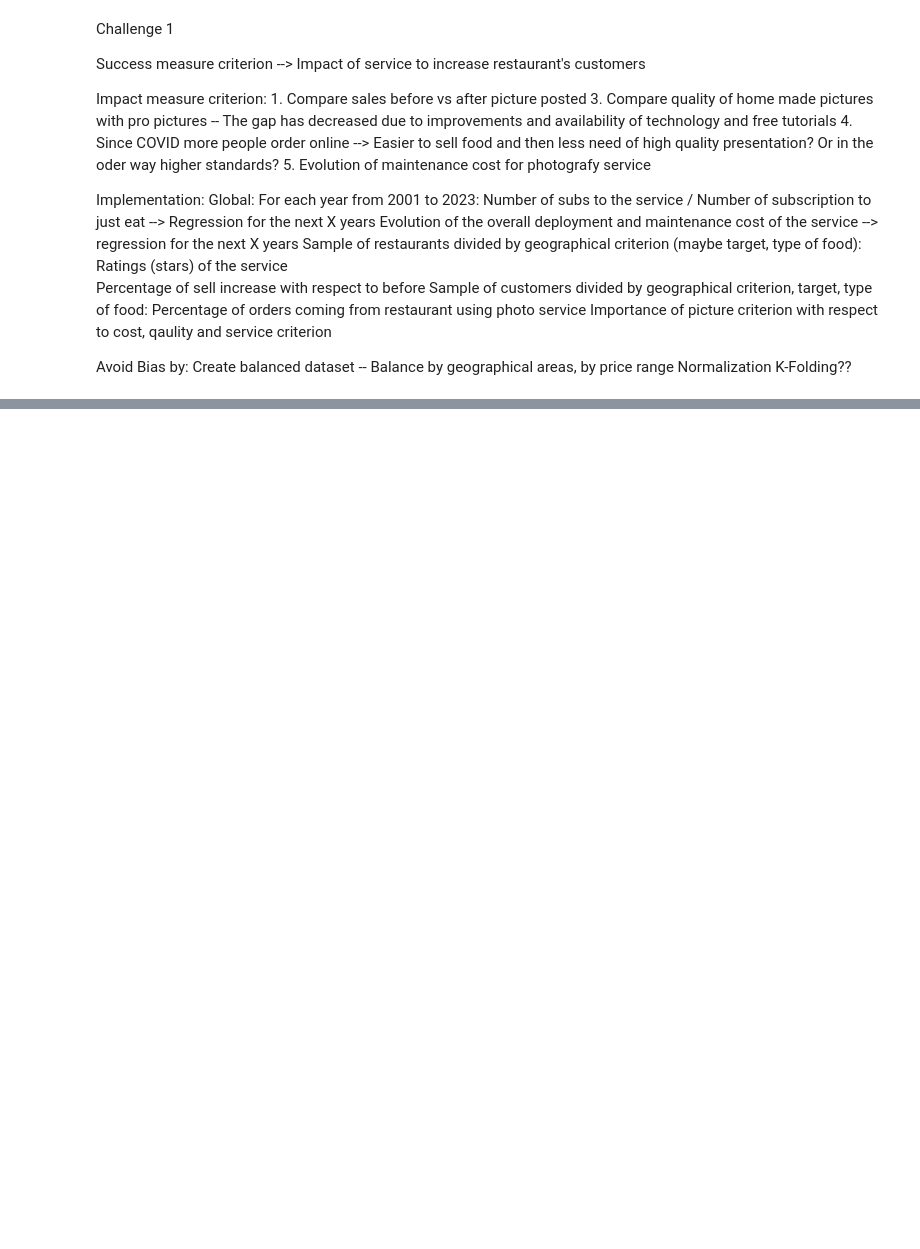
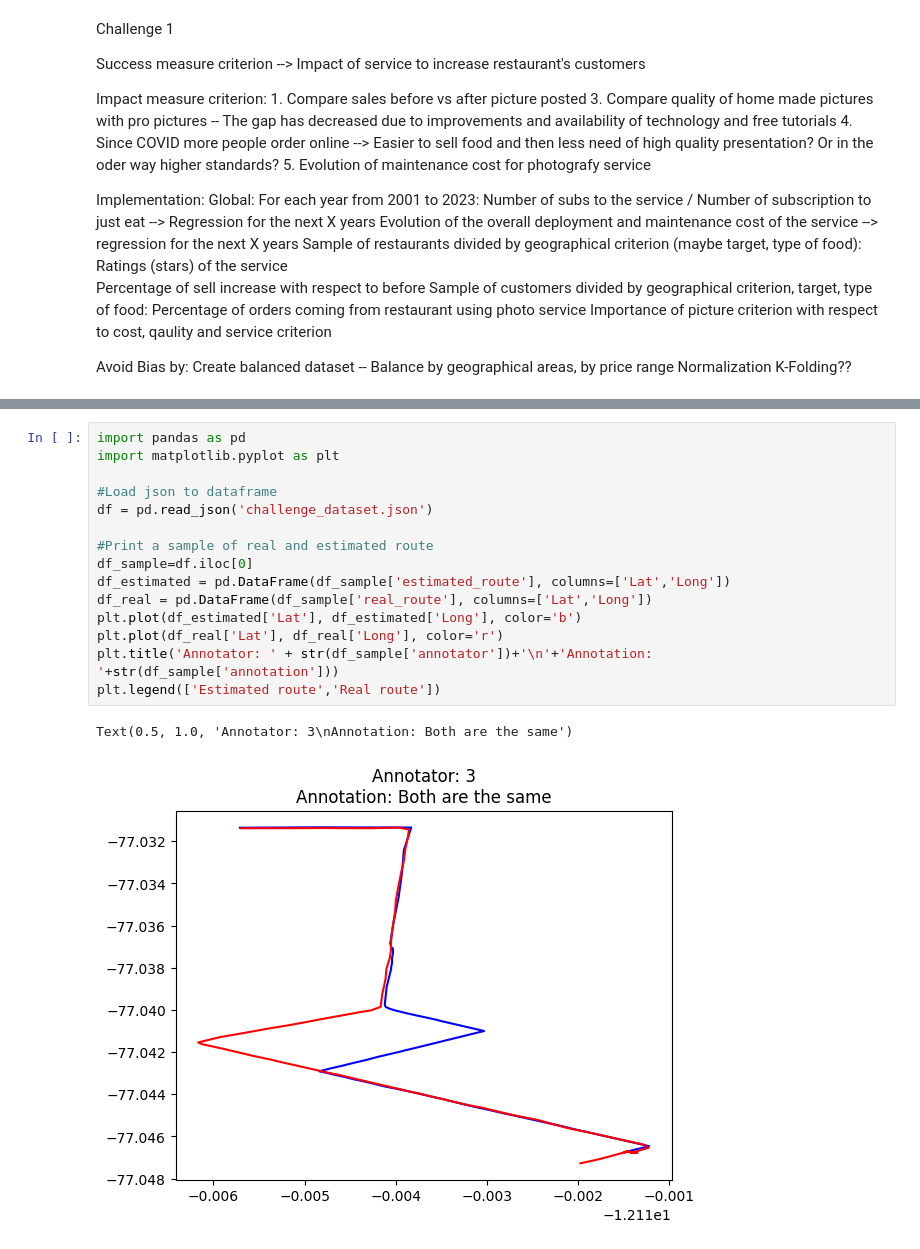
Before and after one commit to lorenzoooooo/cabify, a Jupyter notebook: Challenge.ipynb, the cells around one changed output, grey strips where cells are left out. Saved outputs shown, nothing was run; the diff lists cells and outputs as text; blank space fills up the shorter version.

Commit message:
feature: Plot dataset sample

```diff
--- a/Challenge.ipynb
+++ b/Challenge.ipynb
@@ -26,0 +39,18 @@ Avoid Bias by:
+# %%
+import pandas as pd
+import matplotlib.pyplot as plt
+
+#Load json to dataframe
+df = pd.read_json('challenge_dataset.json')
+
+#Print a sample of real and estimated route
+df_sample=df.iloc[0]
+df_estimated = pd.DataFrame(df_sample['estimated_route'], columns=['Lat','Long'])
+df_real = pd.DataFrame(df_sample['real_route'], columns=['Lat','Long'])
+plt.plot(df_estimated['Lat'], df_estimated['Long'], color='b')
+plt.plot(df_real['Lat'], df_real['Long'], color='r')
+plt.title('Annotator: ' + str(df_sample['annotator'])+'\n'+'Annotation: '+str(df_sample['annotation']))
+plt.legend(['Estimated route','Real route'])
+# %% [output]
+Text(0.5, 1.0, 'Annotator: 3\nAnnotation: Both are the same')
+[figure, added]
```
Also changed, not shown: parts of 1 cell of this notebook.
